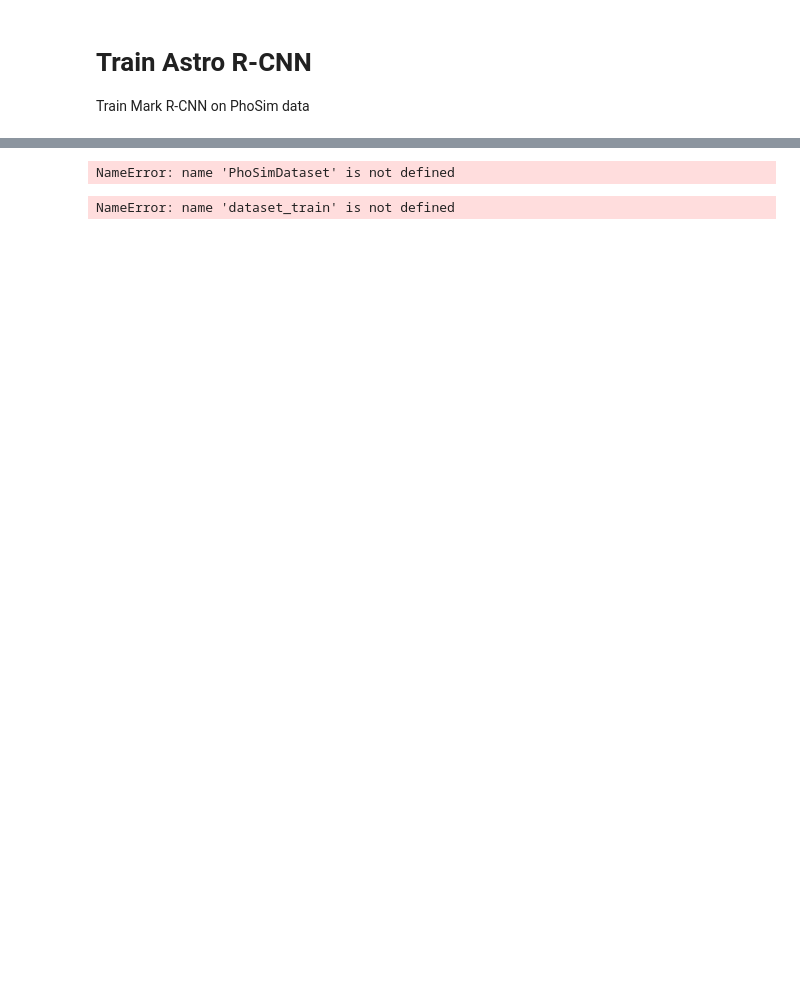
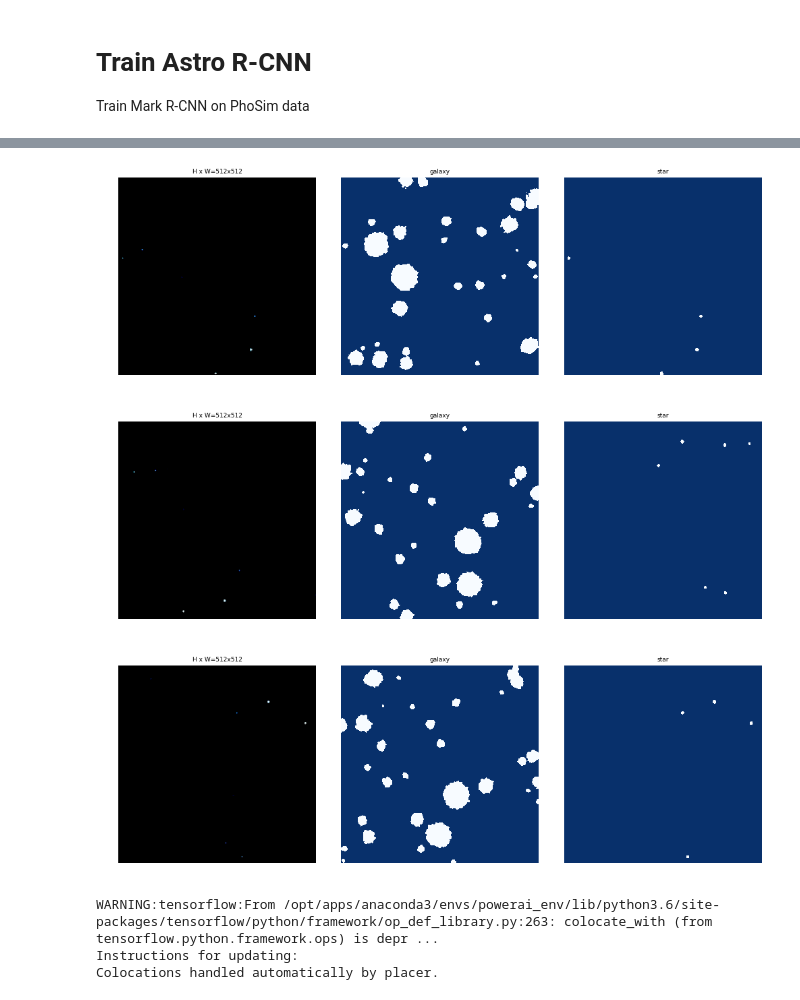
Before and after one commit to burke86/astro_rcnn, a Jupyter notebook: train.ipynb, the cells around one changed output, grey strips where cells are left out. Saved outputs shown, nothing was run; the diff lists cells and outputs as text; code cells hidden in the pictures; blank space fills up the shorter version.

```diff
--- a/train.ipynb
+++ b/train.ipynb
@@ -5,22 +5,32 @@ Train Mark R-CNN on PhoSim data
 # %%
 import numpy as np
 import matplotlib
+import os
 
+# train
 import train
 from train import PhoSimDataset
+from train import DESConfig
+
+# mrcnn
+from mrcnn import visualize
+import mrcnn.model as modellib
+from mrcnn.model import log
 
 # Root directory of the project
 ROOT_DIR = os.path.abspath("./Mask_RCNN")
 #OUT_DIR = os.path.abspath("./phosim_release/output/")
 OUT_DIR = os.path.abspath("./trainingset/")
 
-# Import Mask RCNN
-sys.path.append(ROOT_DIR)  # To find local version of the library
-from mrcnn.config import Config
-from mrcnn import utils
-import mrcnn.model as modellib
-from mrcnn import visualize
-from mrcnn.model import log
+# Directory to save logs and trained model
+MODEL_DIR = os.path.join(ROOT_DIR, "logs")
+
+# Local path to trained weights file
+COCO_MODEL_PATH = os.path.join(ROOT_DIR, "mask_rcnn_coco.h5")
+# Download COCO trained weights from Releases if needed
+if not os.path.exists(COCO_MODEL_PATH):
+    utils.download_trained_weights(COCO_MODEL_PATH)
+
 
 %matplotlib inline
 # %% [output]
@@ -42,30 +68,32 @@ dataset_train.prepare()
 
 # Validation dataset
 dataset_val = PhoSimDataset()
-dataset_val.load_sources()
+dataset_val.load_sources(5)
 dataset_val.prepare()
-# %% [output]
-NameError: name 'PhoSimDataset' is not defined
 # %%
 # Load and display random samples
-image_ids = np.random.choice(dataset_train.image_ids, 1)
+image_ids = np.random.choice(dataset_train.image_ids, 3)
 for image_id in image_ids:
-    print("loading image to visualize. Be patient...")
     image = dataset_train.load_image(image_id)
     mask, class_ids = dataset_train.load_mask(image_id)
     visualize.display_top_masks(image, mask, class_ids, dataset_train.class_names)
 
 ## CREATE MODEL
 
 # Create model in training mode
 model = modellib.MaskRCNN(mode="training", config=config, model_dir=MODEL_DIR)
 
 # Load weights trained on MS COCO, but skip layers that
 # are different due to the different number of classes
 # See README for instructions to download the COCO weights
 model.load_weights(COCO_MODEL_PATH, by_name=True, exclude=["mrcnn_class_logits", "mrcnn_bbox_fc","mrcnn_bbox", "mrcnn_mask"])
 # %% [output]
+[figure, added]
+[figure, added]
+[figure, added]
-NameError: name 'dataset_train' is not defined
+WARNING:tensorflow:From /opt/apps/anaconda3/envs/powerai_env/lib/python3.6/site-packages/tensorflow/python/framework/op_def_library.py:263: colocate_with (from tensorflow.python.framework.ops) is depr ...
+Instructions for updating:
+Colocations handled automatically by placer.
 # %%
 # Train the head branches
 # Passing layers="heads" freezes all layers except the head
```
Also changed, not shown: parts of 3 cells of this notebook, 1 other file.
